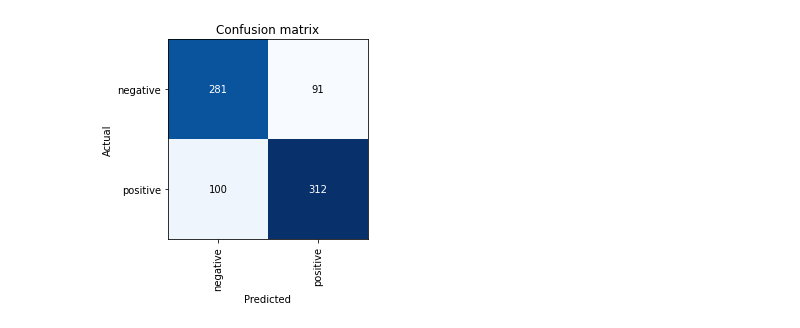
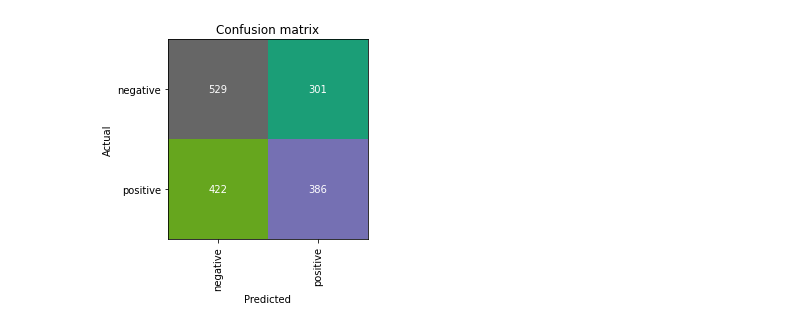
Before and after one commit to ArenLYT/EmotionalArtGeneration, a Jupyter notebook: Classifier.ipynb, the cells around one changed output. Saved outputs shown, nothing was run; the diff lists cells and outputs as text; code cells hidden in the pictures.

Commit message:
testing artemisv2

```diff
--- a/Classifier.ipynb
+++ b/Classifier.ipynb
@@ -174,6 +202,3 @@ dfemo
-# %%
-dfemo['emotype']= dfemo.apply(emtype,axis=1)
-dfemo
 # %%
 imageDB=DataBlock(blocks=(ImageBlock,CategoryBlock),
                   get_x=ColReader('path'),
@@ -189,7 +214,7 @@ So `number_workers` is changed to 0 to avoid getting stuck
 # %%
 opt_func = partial(ranger)
 model=xresnet34_deeper
-learn = vision_learner(dls, model,pretrained=False, metrics=error_rate,opt_func=opt_func)
+learn = vision_learner(dls, model,loss_func=fastai.losses.FocalLossFlat(),pretrained=False, metrics=error_rate,opt_func=opt_func)
 # %%
 lr=learn.lr_find(suggest_funcs=(minimum, steep, valley, slide))
 learn.recorder.plot_lr_find()
@@ -200,10 +225,10 @@ learn.recorder.plot_lr_find()
 # %%
 lr=lr[2]
 # %%
-learn.fit_flat_cos(30,lr,pct_start=0.75, cbs=[SaveModelCallback (monitor='valid_loss',
+learn.fit_flat_cos(50,lr,pct_start=0.75, cbs=[SaveModelCallback (monitor='valid_loss',
                                                                   comp=None,
                                                                   min_delta=0.0,
-                                                                  fname='classification_model_xresnet34_deeper_refined_beforemode_balanced_binary',
+                                                                  fname='artemis2_classification_model_xresnet34_deeper_refined_beforemode_balanced_binary_focal',
                                                                   every_epoch=False,
                                                                   at_end=False,
                                                                   with_opt=False,
@@ -239,2 +236,2 @@ Better model found at epoch 24 with valid_loss value: 0.4891726076602936.
 # %%
-model=learn.load('classification_model_xresnet34_deeper_refined_beforemode_balanced_binary')
+model=learn.load('artemis2_classification_model_xresnet34_deeper_refined_beforemode_balanced_binary_focal')
@@ -250,10 +238,10 @@ for i,j in zip(p[1],p[2]):
 # %%
 interp=ClassificationInterpretation(model,dls.valid,model.loss_func)
 # %%
-interp.plot_confusion_matrix()
+interp.plot_confusion_matrix(cmap="Dark2")
 # %% [output]
 [interactive output not drawn]
-[figure, old version]
+[figure, new version]
 # %%
 interp.print_classification_report()
 # %% [output]
```
Also changed, not shown: parts of 25 cells of this notebook, 1 other file.
